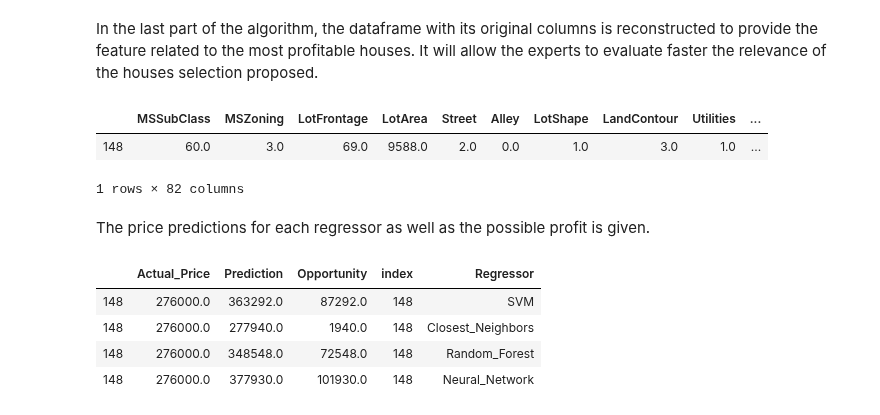
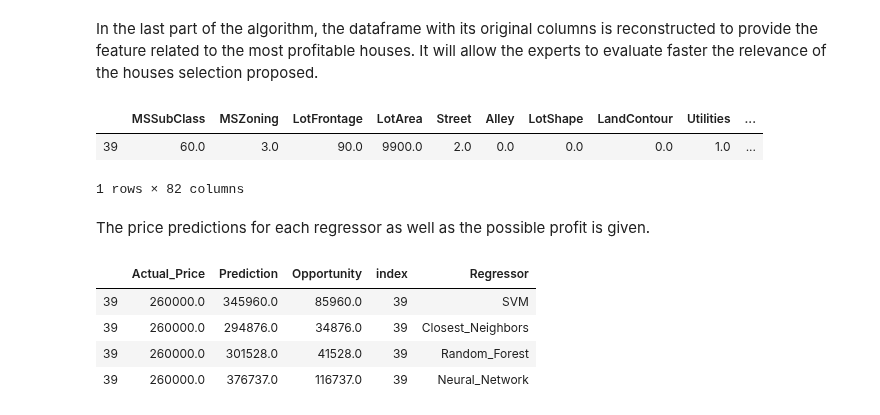
Before and after one commit to BenInTheBox/DataScienceInPractice, a Jupyter notebook: project/code.ipynb, the cells around one changed output. Saved outputs shown, nothing was run; the diff lists cells and outputs as text; code cells hidden in the pictures.

```diff
--- a/project/code.ipynb
+++ b/project/code.ipynb
@@ -1180,12 +1180,12 @@ columns = columns[:81]
 Data_tested.columns = columns
 Data_tested['SalePrice'] = y_test_in
 # %%
-row = 148
+row = 39
 
 Data_tested[row:row+1]
 # %% [output]
 |  | MSSubClass | MSZoning | LotFrontage | LotArea | Street | Alley | LotShape | LandContour | Utilities | ... |
-| 148 | 60.0 | 3.0 | 69.0 | 9588.0 | 2.0 | 0.0 | 1.0 | 3.0 | 1.0 | ... |
+| 39 | 60.0 | 3.0 | 90.0 | 9900.0 | 2.0 | 0.0 | 0.0 | 0.0 | 1.0 | ... |
 1 rows × 82 columns
 # %% [markdown]
 The price predictions for each regressor as well as the possible profit is given.
@@ -1198,7 +1198,7 @@ prices_opportunity['Regressor'] = ['SVM','Closest_Neighbors','Random_Forest','Ne
 prices_opportunity
 # %% [output]
 |  | Actual_Price | Prediction | Opportunity | index | Regressor |
-| 148 | 276000.0 | 363292.0 | 87292.0 | 148 | SVM |
-| 148 | 276000.0 | 277940.0 | 1940.0 | 148 | Closest_Neighbors |
-| 148 | 276000.0 | 348548.0 | 72548.0 | 148 | Random_Forest |
-| 148 | 276000.0 | 377930.0 | 101930.0 | 148 | Neural_Network |
+| 39 | 260000.0 | 345960.0 | 85960.0 | 39 | SVM |
+| 39 | 260000.0 | 294876.0 | 34876.0 | 39 | Closest_Neighbors |
+| 39 | 260000.0 | 301528.0 | 41528.0 | 39 | Random_Forest |
+| 39 | 260000.0 | 376737.0 | 116737.0 | 39 | Neural_Network |
```
Also changed, not shown: 19 other files.
